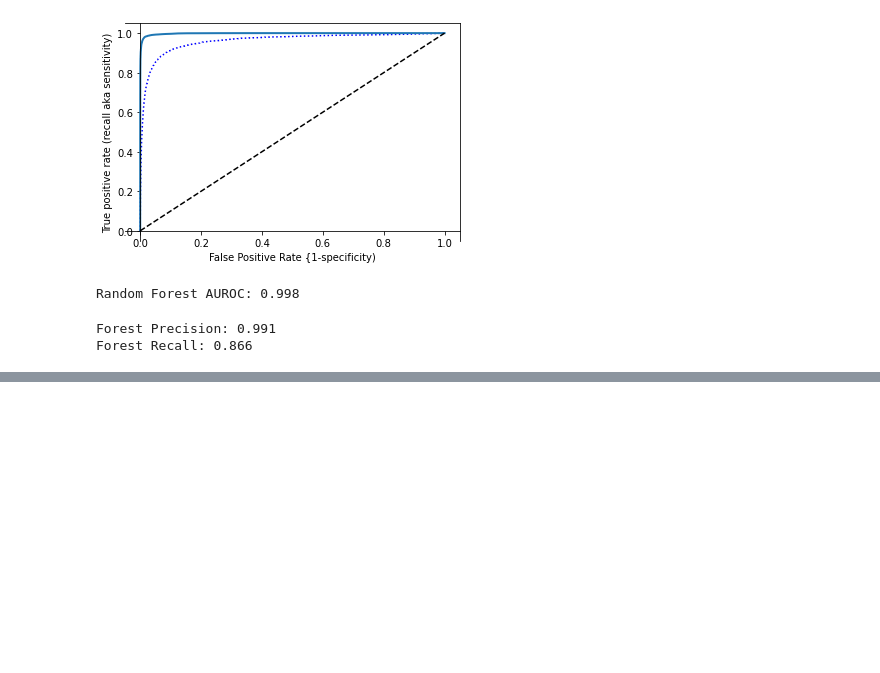
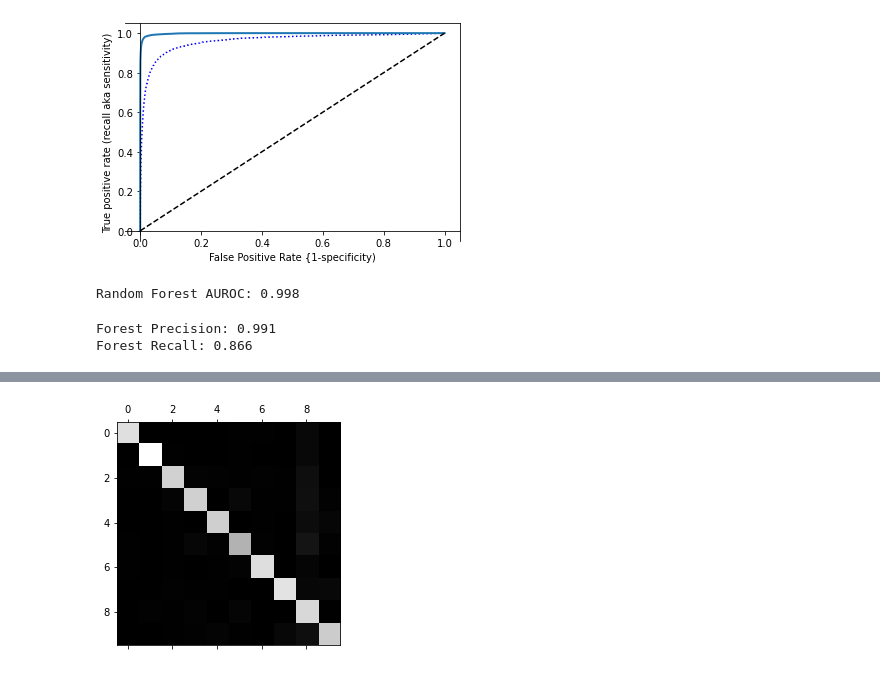
Before and after one commit to Longs/Ch3, a Jupyter notebook: mnist.ipynb, the cells around one changed output, grey strips where cells are left out. Saved outputs shown, nothing was run; the diff lists cells and outputs as text; code cells hidden in the pictures; blank space fills up the shorter version.

Commit message:
confusion matrix and images

```diff
--- a/mnist.ipynb
+++ b/mnist.ipynb
@@ -184,0 +189,5 @@ Forest Recall: 0.866
+# %%
+from sklearn.svm import SVC
+svm_clf = SVC()
+svm_clf.fit(X_train,y_train)
+svm_clf.predict([sample_digit])
@@ -184,0 +206,5 @@ Forest Recall: 0.866
+# %%
+#SGDClassifier
+sgd_clf = SGDClassifier()
+sgd_clf.fit(X_train,y_train)
+sgd_clf.predict([sample_digit])
@@ -184,0 +232,7 @@ Forest Recall: 0.866
+# %%
+#performance gain from adding standard scaling:
+from sklearn.preprocessing import StandardScaler
+scaler = StandardScaler()
+X_train_scaled = scaler.fit_transform(X_train.astype(np.float64))
+# cross_val_score is embarassingly parallel
+cross_val_score(sgd_clf,X_train_scaled,y_train,cv=3,scoring='accuracy', n_jobs=3)
@@ -184,0 +245,4 @@ Forest Recall: 0.866
+# %%
+y_train_pred = cross_val_predict(sgd_clf,X_train_scaled,y_train,cv=3,n_jobs=3)
+conf_mx = confusion_matrix(y_train, y_train_pred)
+conf_mx
@@ -184,0 +261,5 @@ Forest Recall: 0.866
+# %%
+plt.matshow(conf_mx,cmap=plt.cm.gray)
+plt.show()
+# %% [output]
+[figure, added]
```
Also changed, not shown: parts of 15 cells of this notebook.
